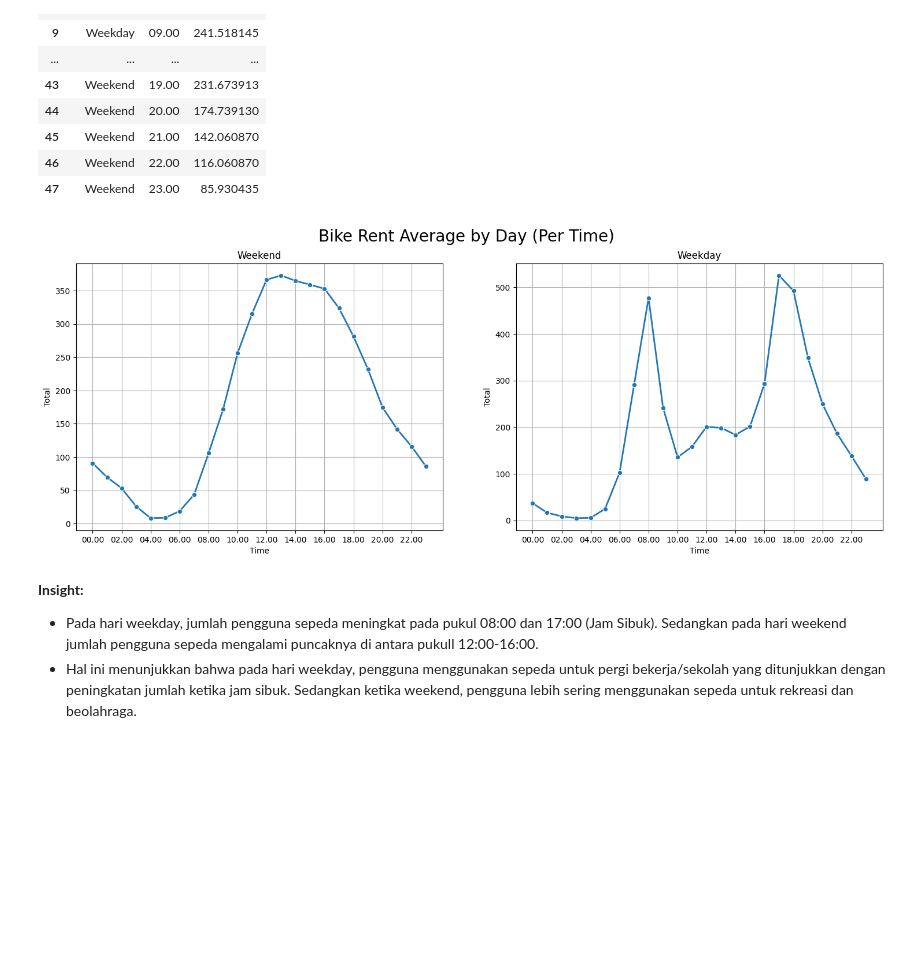
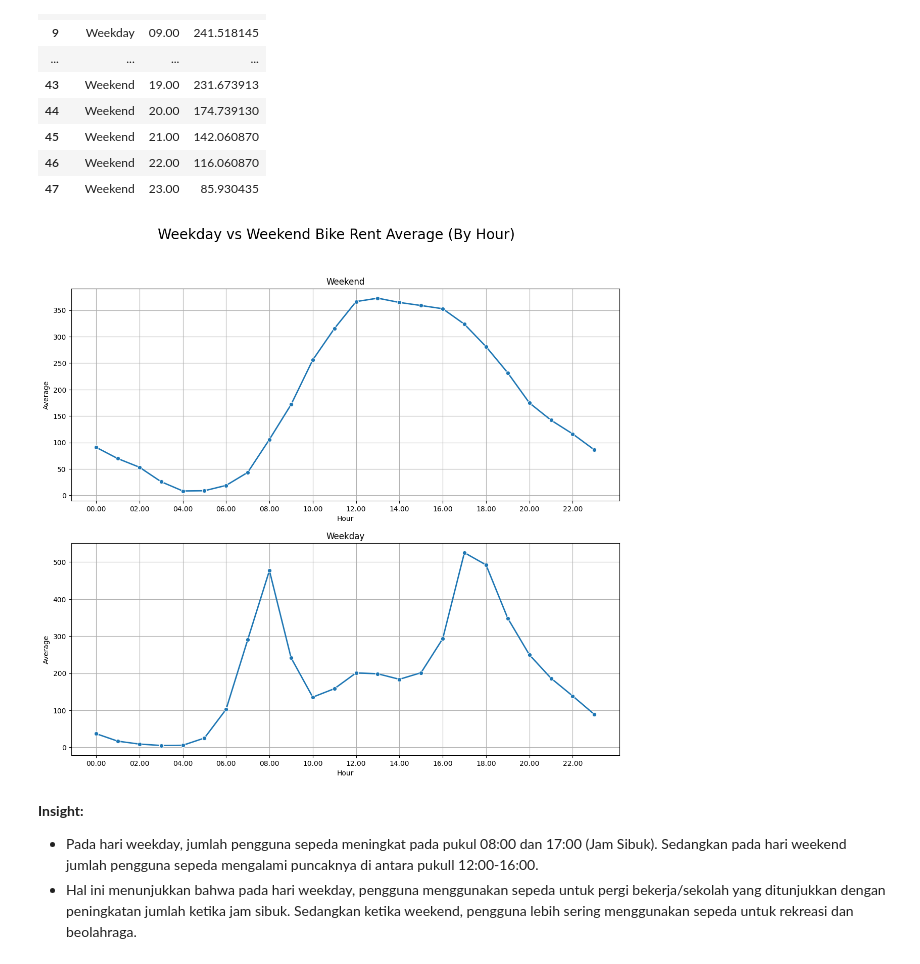
Before and after one commit to rajasmdra/bike-sharing-analysis, a Jupyter notebook: Proyek_Analisis_Data.ipynb, the cells around one changed output. Cells and saved outputs as stored; diff of their text form; code cells hidden in the pictures; blank space fills up the shorter version.

```diff
--- a/Proyek_Analisis_Data.ipynb
+++ b/Proyek_Analisis_Data.ipynb
@@ -562,28 +573,28 @@ rent_by_hour
 # %%
 days = {'Weekday', 'Weekend'}
 
-plt.figure(figsize=(18, 6))
+plt.figure(figsize=(14, 12))
 for i, day in enumerate(days):
-    plt.subplot(1, 2, i + 1)
+    plt.subplot(2, 1, i + 1)
     sns.lineplot(
         x='hr',
         y='cnt',
         data=rent_by_hour[rent_by_hour['workingday'] == day],
         marker='o',
         linewidth=2
     )
-    plt.xlabel('Time')
-    plt.ylabel('Total')
+    plt.xlabel('Hour')
+    plt.ylabel('Average')
     plt.title(day)
     plt.xticks(np.arange(0, 24, step=2))
     plt.grid()
 
 
-plt.suptitle("Bike Rent Average by Day (Per Time)", fontsize=20)
+plt.suptitle("Weekday vs Weekend Bike Rent Average (By Hour)", fontsize=20)
 plt.tight_layout
 plt.show()
 # %% [output]
-[figure, old version]
+[figure, new version]
 # %% [markdown]
 **Insight:**
 - Pada hari weekday, jumlah pengguna sepeda meningkat pada pukul 08:00 dan 17:00 (Jam Sibuk). Sedangkan pada hari weekend jumlah pengguna sepeda mengalami puncaknya di antara pukull 12:00-16:00.
```
Also changed, not shown: parts of 11 cells of this notebook.
